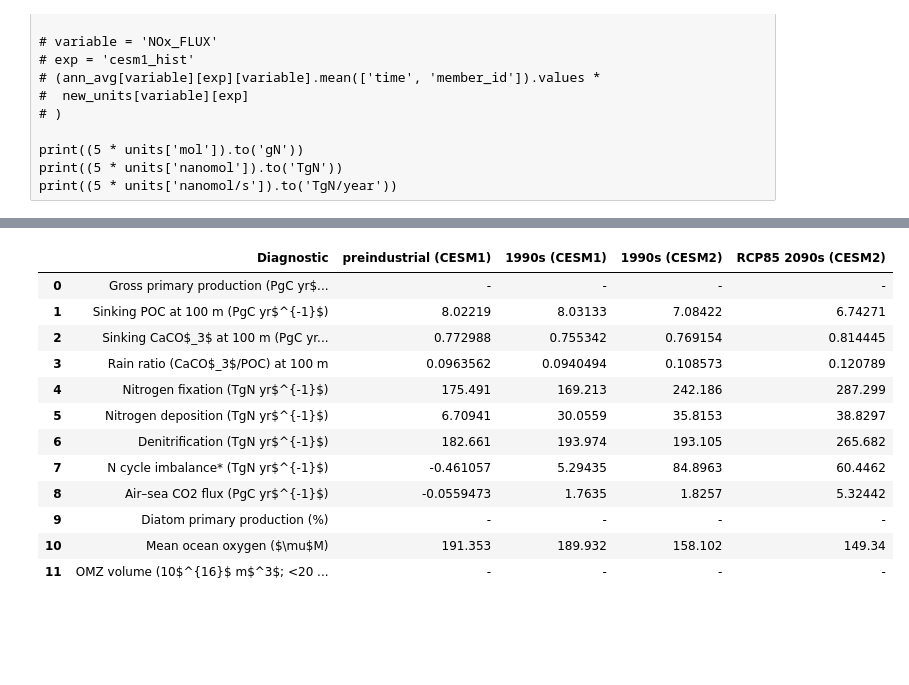
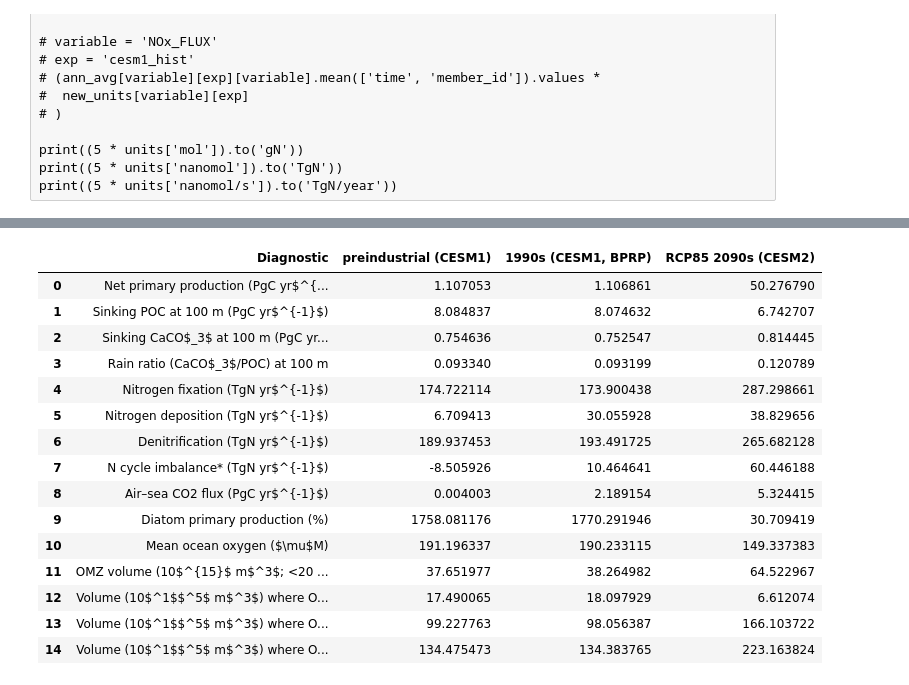
Before and after one commit to marbl-ecosys/cesm2-marbl, a Jupyter notebook: notebooks/Global Flux Table.ipynb, the cells around one changed output, grey strips where cells are left out. Cells and saved outputs as stored; diff of their text form; code cells hidden in the pictures; blank space fills up the shorter version.

```diff
--- a/notebooks/Global Flux Table.ipynb
+++ b/notebooks/Global Flux Table.ipynb
@@ -254,0 +302,7 @@ Bounds
+# %%
+# Add variables for computing volume where O2 is below a threshold
+if 'O2' in vars:
+    all_data = add_o2_below_thres(all_data, 5)
+    all_data = add_o2_below_thres(all_data, 20)
+    all_data = add_o2_below_thres(all_data, 60)
+    all_data = add_o2_below_thres(all_data, 80)
@@ -338,6 +438,9 @@ def get_time_and_ensemble_mean(variable, ann_avg, exp, new_units, conversions, f
 # %%
 %%time
 
+#FIXME:
+#       1. define experiments in cell [6]
+#       2. replace this experiments with an assert
 experiments = list(ann_avg[vars[0]].keys())
 diagnostic_values = dict()
 for exp in experiments:
@@ -353,11 +456,13 @@ for exp in experiments:
     diagnostic_values[exp]['Rain ratio (CaCO$_3$/POC) at 100 m'] = diagnostic_values[exp]['Sinking CaCO$_3$ at 100 m (PgC yr$^{-1}$)'] / \
                                                                    diagnostic_values[exp]['Sinking POC at 100 m (PgC yr$^{-1}$)']
 
-    print(f'Oxygen for {exp}')
-    diagnostic_values[exp]['Mean ocean oxygen ($\mu$M)'] = get_time_and_ensemble_mean('O2', ann_avg, exp, new_units, conversions, final_units)
+    print(f'Net primary production for {exp}')
+    diagnostic_values[exp]['Net primary production (PgC yr$^{-1}$)'] = get_time_and_ensemble_mean('photoC_TOT_zint', ann_avg, exp, new_units, conversions, final_units)
 
-    print(f'Air-Sea CO2 Flux for {exp}')
-    diagnostic_values[exp]['Air–sea CO2 flux (PgC yr$^{-1}$)'] = get_time_and_ensemble_mean('FG_CO2', ann_avg, exp, new_units, conversions, final_units)
+    print(f'Primary production from diatoms for {exp}')
+    diagnostic_values[exp]['Diatom primary production (%)'] = get_time_and_ensemble_mean('photoC_diat_zint', ann_avg, exp, new_units, conversions, final_units) / \
+                                                              diagnostic_values[exp]['Net primary production (PgC yr$^{-1}$)'] * \
+                                                              100
 
     print(f'Computing Nfixation for {exp}')
     diagnostic_values[exp]['Nitrogen fixation (TgN yr$^{-1}$)'] = get_time_and_ensemble_mean('diaz_Nfix', ann_avg, exp, new_units, conversions, final_units)
@@ -373,6 +478,21 @@ for exp in experiments:
                                                                    diagnostic_values[exp]['Nitrogen fixation (TgN yr$^{-1}$)'] - \
                                                                    diagnostic_values[exp]['Denitrification (TgN yr$^{-1}$)']
 
+    print(f'Air-Sea CO2 Flux for {exp}')
+    diagnostic_values[exp]['Air–sea CO2 flux (PgC yr$^{-1}$)'] = get_time_and_ensemble_mean('FG_CO2', ann_avg, exp, new_units, conversions, final_units)
+
+    print(f'Oxygen for {exp}')
+    diagnostic_values[exp]['Mean ocean oxygen ($\mu$M)'] = get_time_and_ensemble_mean('O2', ann_avg, exp, new_units, conversions, final_units)
+
+    print(f'Computing OMZ volume for {exp}')
+    diagnostic_values[exp]['OMZ volume (10$^{15}$ m$^3$; <20 $\mu$M)'] = get_time_and_ensemble_mean('O2_under_20uM', ann_avg, exp, new_units, conversions, final_units) * \
+                                                                         (10**-15)
+
+    for thres in [5, 60, 80]:
+        print(f'Computing volume where O2 < {thres} uM for {exp}')
+        diagnostic_values[exp][f'Volume (10$^1$$^5$ m$^3$) where O$_2$ <{thres} $\mu$M)'] = get_time_and_ensemble_mean(f'O2_under_{thres}uM', ann_avg, exp, new_units, conversions, final_units) * \
+                                                                                           (10**-15)
+
     if exp != experiments[-1]:
         print('\n----\n')
 # %% [output]
@@ -396,47 +516,54 @@ Wall time: 5min 24s
 # %%
 # Fill a dict with (data, units) tuple [unit conversion comes later]
 table_dict = dict()
-diagnostic_columns = ['Gross primary production (PgC yr$^{-1}$)',
+diagnostic_columns = ['Net primary production (PgC yr$^{-1}$)',
                       'Sinking POC at 100 m (PgC yr$^{-1}$)',
                       'Sinking CaCO$_3$ at 100 m (PgC yr$^{-1}$)',
                       'Rain ratio (CaCO$_3$/POC) at 100 m',
                       'Nitrogen fixation (TgN yr$^{-1}$)',
                       'Nitrogen deposition (TgN yr$^{-1}$)',
                       'Denitrification (TgN yr$^{-1}$)',
                       'N cycle imbalance* (TgN yr$^{-1}$)',
                       'Air–sea CO2 flux (PgC yr$^{-1}$)',
                       'Diatom primary production (%)',
                       'Mean ocean oxygen ($\mu$M)',
-                      'OMZ volume (10$^{16}$ m$^3$; <20 $\mu$M)'
+                      'OMZ volume (10$^{15}$ m$^3$; <20 $\mu$M)',
+                      'Volume (10$^1$$^5$ m$^3$) where O$_2$ <5 $\mu$M)',
+                      'Volume (10$^1$$^5$ m$^3$) where O$_2$ <60 $\mu$M)',
+                      'Volume (10$^1$$^5$ m$^3$) where O$_2$ <80 $\mu$M)'
                      ]
 experiment_longnames={'cesm1_hist' : '1990s (CESM1)',
+                      'cesm1_hist_esm' : '1990s (CESM1, BPRP)',
                       'cesm1_PI' : 'preindustrial (CESM1)',
                       'cesm2_hist' : '1990s (CESM2)',
                       'cesm2_SSP5-8.5' : 'RCP85 2090s (CESM2)'}
 
 table_dict['Diagnostic'] = []
 for variable in diagnostic_columns:
     table_dict['Diagnostic'].append(variable)
     for exp in experiments:
         if experiment_longnames[exp] not in table_dict:
             table_dict[experiment_longnames[exp]] = []
         try:
             table_dict[experiment_longnames[exp]].append(diagnostic_values[exp][variable].magnitude)
         except:
             table_dict[experiment_longnames[exp]].append('-')
 
 pd.DataFrame(table_dict)
 # %% [output]
-|  | Diagnostic | preindustrial (CESM1) | 1990s (CESM1) | 1990s (CESM2) | RCP85 2090s (CESM2) |
-| 0 | Gross primary production (PgC yr$... | - | - | - | - |
-| 1 | Sinking POC at 100 m (PgC yr$^{-1}$) | 8.02219 | 8.03133 | 7.08422 | 6.74271 |
-| 2 | Sinking CaCO$_3$ at 100 m (PgC yr... | 0.772988 | 0.755342 | 0.769154 | 0.814445 |
-| 3 | Rain ratio (CaCO$_3$/POC) at 100 m | 0.0963562 | 0.0940494 | 0.108573 | 0.120789 |
-| 4 | Nitrogen fixation (TgN yr$^{-1}$) | 175.491 | 169.213 | 242.186 | 287.299 |
-| 5 | Nitrogen deposition (TgN yr$^{-1}$) | 6.70941 | 30.0559 | 35.8153 | 38.8297 |
-| 6 | Denitrification (TgN yr$^{-1}$) | 182.661 | 193.974 | 193.105 | 265.682 |
-| 7 | N cycle imbalance* (TgN yr$^{-1}$) | -0.461057 | 5.29435 | 84.8963 | 60.4462 |
-| 8 | Air–sea CO2 flux (PgC yr$^{-1}$) | -0.0559473 | 1.7635 | 1.8257 | 5.32442 |
-| 9 | Diatom primary production (%) | - | - | - | - |
-| 10 | Mean ocean oxygen ($\mu$M) | 191.353 | 189.932 | 158.102 | 149.34 |
-| 11 | OMZ volume (10$^{16}$ m$^3$; <20 ... | - | - | - | - |
+|  | Diagnostic | preindustrial (CESM1) | 1990s (CESM1, BPRP) | RCP85 2090s (CESM2) |
+| 0 | Net primary production (PgC yr$^{... | 1.107053 | 1.106861 | 50.276790 |
+| 1 | Sinking POC at 100 m (PgC yr$^{-1}$) | 8.084837 | 8.074632 | 6.742707 |
+| 2 | Sinking CaCO$_3$ at 100 m (PgC yr... | 0.754636 | 0.752547 | 0.814445 |
+| 3 | Rain ratio (CaCO$_3$/POC) at 100 m | 0.093340 | 0.093199 | 0.120789 |
+| 4 | Nitrogen fixation (TgN yr$^{-1}$) | 174.722114 | 173.900438 | 287.298661 |
+| 5 | Nitrogen deposition (TgN yr$^{-1}$) | 6.709413 | 30.055928 | 38.829656 |
+| 6 | Denitrification (TgN yr$^{-1}$) | 189.937453 | 193.491725 | 265.682128 |
+| 7 | N cycle imbalance* (TgN yr$^{-1}$) | -8.505926 | 10.464641 | 60.446188 |
+| 8 | Air–sea CO2 flux (PgC yr$^{-1}$) | 0.004003 | 2.189154 | 5.324415 |
+| 9 | Diatom primary production (%) | 1758.081176 | 1770.291946 | 30.709419 |
+| 10 | Mean ocean oxygen ($\mu$M) | 191.196337 | 190.233115 | 149.337383 |
+| 11 | OMZ volume (10$^{15}$ m$^3$; <20 ... | 37.651977 | 38.264982 | 64.522967 |
+| 12 | Volume (10$^1$$^5$ m$^3$) where O... | 17.490065 | 18.097929 | 6.612074 |
+| 13 | Volume (10$^1$$^5$ m$^3$) where O... | 99.227763 | 98.056387 | 166.103722 |
+| 14 | Volume (10$^1$$^5$ m$^3$) where O... | 134.475473 | 134.383765 | 223.163824 |
```
Also changed, not shown: parts of 9 cells of this notebook.
